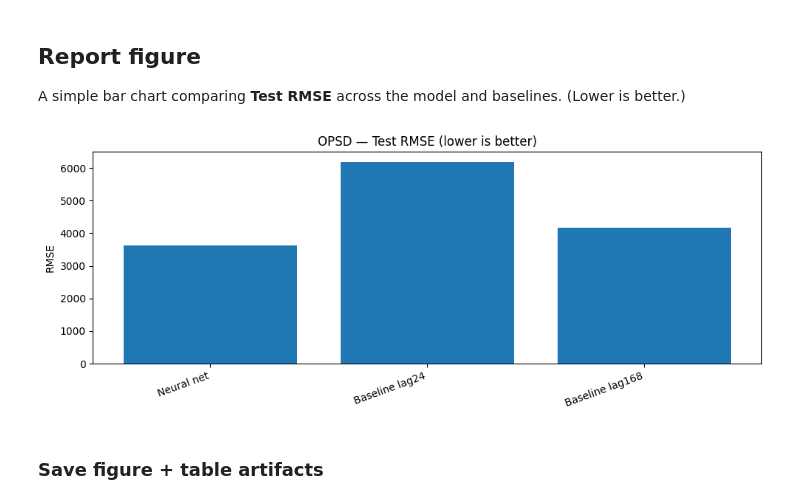
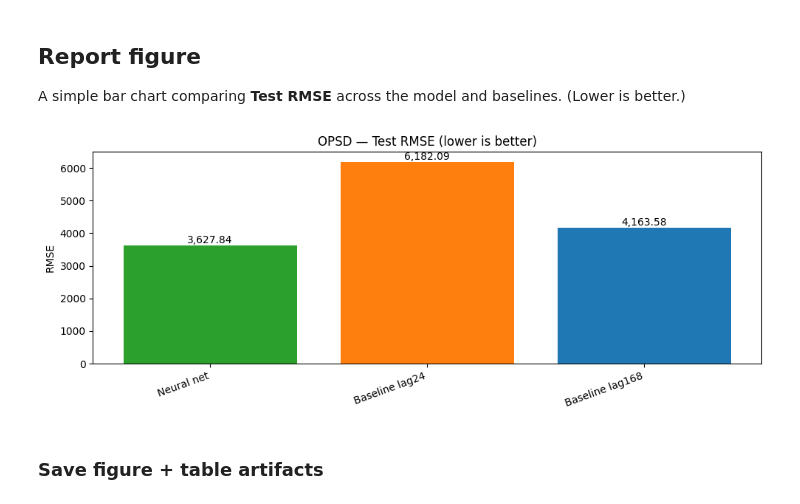
Before and after one commit to oosei25/energy-rnn-forecasting, a Jupyter notebook: notebooks/03_opsd_results_report.ipynb, the cells around one changed output. Drawn from its saved outputs; the diff is of its cells as text; code cells hidden in the pictures.

```diff
--- a/notebooks/03_opsd_results_report.ipynb
+++ b/notebooks/03_opsd_results_report.ipynb
@@ -118,16 +118,35 @@ A simple bar chart comparing **Test RMSE** across the model and baselines. (Lowe
 # %%
 test_rows = df_metrics[df_metrics["split"] == "test"].copy()
 test_rows = test_rows.dropna(subset=["RMSE"])
 
+color_map = {
+    "Neural net": "tab:green",
+    "Baseline lag24": "tab:orange",
+    "Baseline lag168": "tab:blue",
+}
+colors = [color_map.get(m, "tab:gray") for m in test_rows["model"]]
+
 plt.figure()
-plt.bar(test_rows["model"], test_rows["RMSE"])
+bars = plt.bar(test_rows["model"], test_rows["RMSE"], color=colors)
+
 plt.title(f"{dataset.upper()} — Test RMSE (lower is better)")
 plt.ylabel("RMSE")
 plt.xticks(rotation=20, ha="right")
+
+for b in bars:
+    h = b.get_height()
+    plt.text(
+        b.get_x() + b.get_width() / 2,
+        h,
+        f"{h:,.2f}",
+        ha="center",
+        va="bottom",
+    )
+
 plt.tight_layout()
 plt.show()
 # %% [output]
-[figure, old version]
+[figure, new version]
 # %% [markdown]
 ### Save figure + table artifacts
 # %%
```
Also changed, not shown: parts of 1 cell of this notebook, 9 other files.
